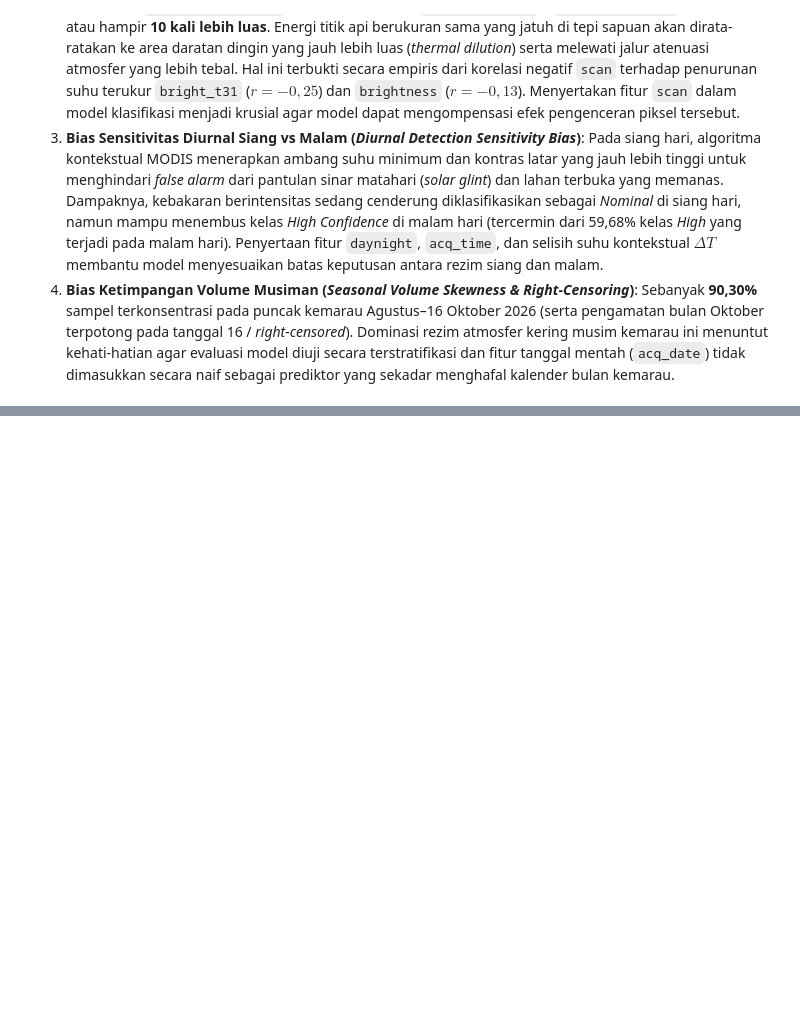
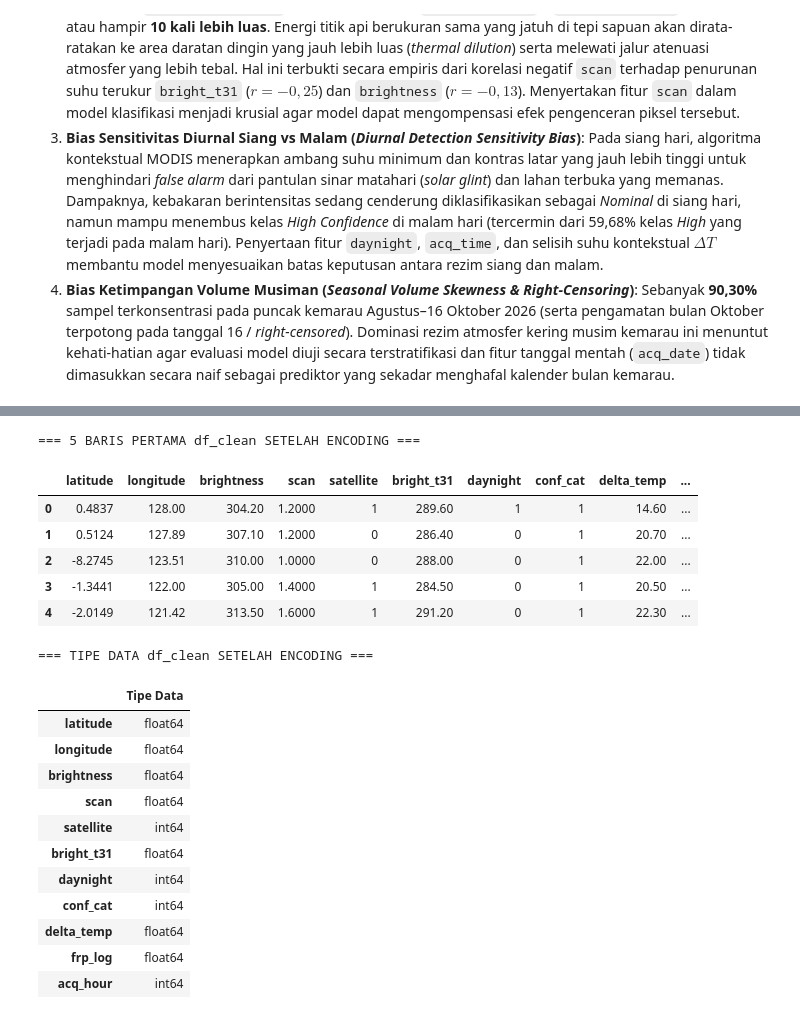
Before and after one commit to Indranaufalf/6_DataScience_IF-A, a Jupyter notebook: Laporan_UTS_EDA_Hotspot_NASA_FIRMS_2026.ipynb, the cells around one changed output, grey strips where cells are left out. Saved outputs shown, nothing was run; the diff lists cells and outputs as text; code cells hidden in the pictures; blank space fills up the shorter version.

```diff
--- a/Laporan_UTS_EDA_Hotspot_NASA_FIRMS_2026.ipynb
+++ b/Laporan_UTS_EDA_Hotspot_NASA_FIRMS_2026.ipynb
@@ -1154,0 +712,25 @@ Variabel `X_train_scaled`, `X_test_scaled`, `y_train`, dan `y_test` siap digunak
+# %%
+df_clean = df_all.copy()
+
+df_clean['delta_temp'] = df_clean['brightness'] - df_clean['bright_t31']
+df_clean['frp_log'] = np.log1p(df_clean['frp'])
+df_clean['acq_hour'] = df_clean['acq_time'] // 100
+
+corr_delta_conf = df_clean['delta_temp'].corr(df_clean['confidence'])
+corr_bright_conf = df_clean['brightness'].corr(df_clean['confidence'])
+corr_scan_track = df_all['scan'].corr(df_all['track'])
+
+print("=== BUKTI KORELASI FITUR BARU & REDUNDANSI ===")
+print(f"Korelasi Pearson delta_temp terhadap confidence : r = {corr_delta_conf:.4f}")
+print(f"Korelasi Pearson brightness terhadap confidence : r = {corr_bright_conf:.4f}")
+print(f"Korelasi Pearson scan terhadap track            : r = {corr_scan_track:.4f}")
+print(f"Jumlah nilai unik kolom instrument              : {df_clean['instrument'].nunique()} -> {df_clean['instrument'].unique().tolist()}")
+
+cols_to_drop = [
+    'type', 'instrument', 'version', 'track',
+    'acq_date', 'acq_date_dt', 'year_month',
+    'acq_time', 'frp', 'confidence'
+]
+df_clean = df_clean.drop(columns=cols_to_drop)
+print(f"\nDimensi df_clean setelah cleaning & feature selection: {df_clean.shape[0]:,} baris x {df_clean.shape[1]} kolom")
+print("Daftar kolom df_clean:", df_clean.columns.tolist())
@@ -1154,0 +846,35 @@ Variabel `X_train_scaled`, `X_test_scaled`, `y_train`, dan `y_test` siap digunak
+# %%
+df_clean['satellite'] = df_clean['satellite'].map({'Terra': 0, 'Aqua': 1})
+df_clean['daynight'] = df_clean['daynight'].map({'D': 0, 'N': 1})
+df_clean['conf_cat'] = df_clean['conf_cat'].map({
+    'Low (<30%)': 0,
+    'Nominal (30%–79%)': 1,
+    'High (80%–100%)': 2
+}).astype(int)
+
+print("=== 5 BARIS PERTAMA df_clean SETELAH ENCODING ===")
+display(df_clean.head())
+
+print("=== TIPE DATA df_clean SETELAH ENCODING ===")
+display(df_clean.dtypes.to_frame(name='Tipe Data'))
+# %% [output]
+=== 5 BARIS PERTAMA df_clean SETELAH ENCODING ===
+|  | latitude | longitude | brightness | scan | satellite | bright_t31 | daynight | conf_cat | delta_temp | ... |
+| 0 | 0.4837 | 128.00 | 304.20 | 1.2000 | 1 | 289.60 | 1 | 1 | 14.60 | ... |
+| 1 | 0.5124 | 127.89 | 307.10 | 1.2000 | 0 | 286.40 | 0 | 1 | 20.70 | ... |
+| 2 | -8.2745 | 123.51 | 310.00 | 1.0000 | 0 | 288.00 | 0 | 1 | 22.00 | ... |
+| 3 | -1.3441 | 122.00 | 305.00 | 1.4000 | 1 | 284.50 | 0 | 1 | 20.50 | ... |
+| 4 | -2.0149 | 121.42 | 313.50 | 1.6000 | 1 | 291.20 | 0 | 1 | 22.30 | ... |
+=== TIPE DATA df_clean SETELAH ENCODING ===
+|  | Tipe Data |
+| latitude | float64 |
+| longitude | float64 |
+| brightness | float64 |
+| scan | float64 |
+| satellite | int64 |
+| bright_t31 | float64 |
+| daynight | int64 |
+| conf_cat | int64 |
+| delta_temp | float64 |
+| frp_log | float64 |
+| acq_hour | int64 |
```
Also changed, not shown: parts of 34 cells of this notebook.
